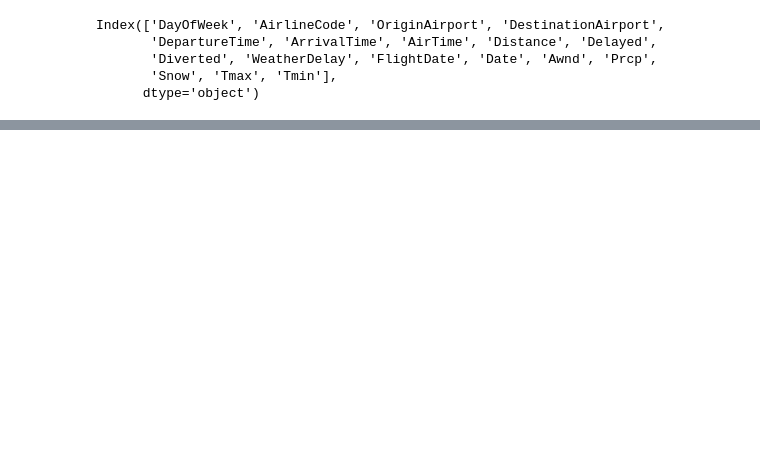
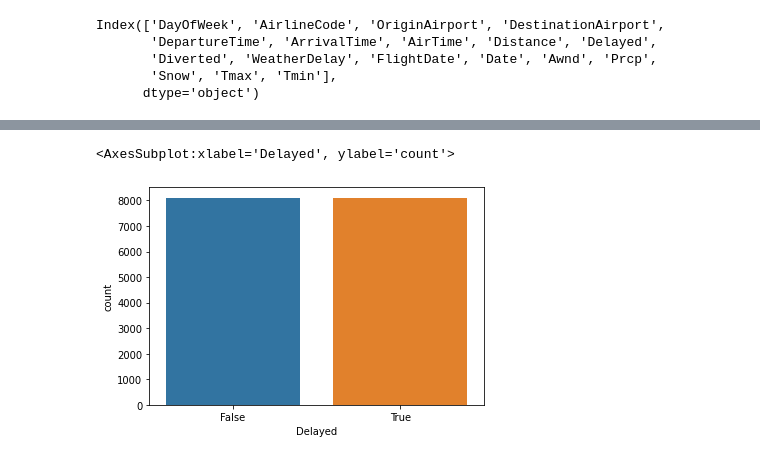
Before and after one commit to DataaAlchemist/PredictingFlightDelays, a Jupyter notebook: src/models/train_model.ipynb, the cells around one changed output, grey strips where cells are left out. Cells and saved outputs as stored; diff of their text form; code cells hidden in the pictures; blank space fills up the shorter version.

```diff
--- a/src/models/train_model.ipynb
+++ b/src/models/train_model.ipynb
@@ -59,6 +66,11 @@ from imblearn.over_sampling import RandomOverSampler
 
 ros = RandomOverSampler(random_state=0)
 X_resampled, y_resampled = ros.fit_resample(merged_weather_flight.drop(columns=['Delayed']), merged_weather_flight['Delayed'])
+# %%
+sns.countplot(x=y_resampled)
+# %% [output]
+<AxesSubplot:xlabel='Delayed', ylabel='count'>
+[figure, added]
 # %%
 X_resampled = pd.get_dummies(X_resampled)
 # %%
```
Also changed, not shown: parts of 11 cells of this notebook.
